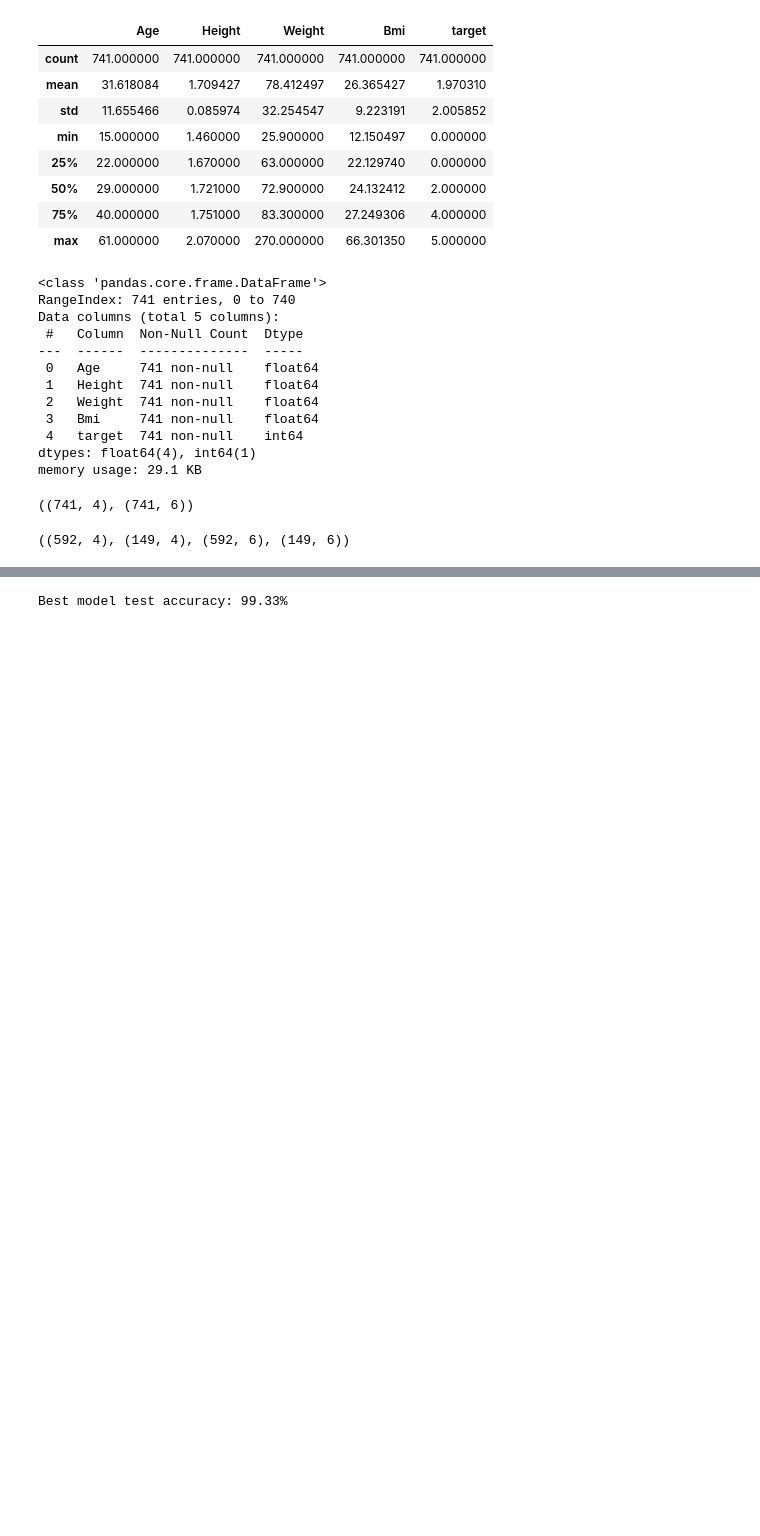
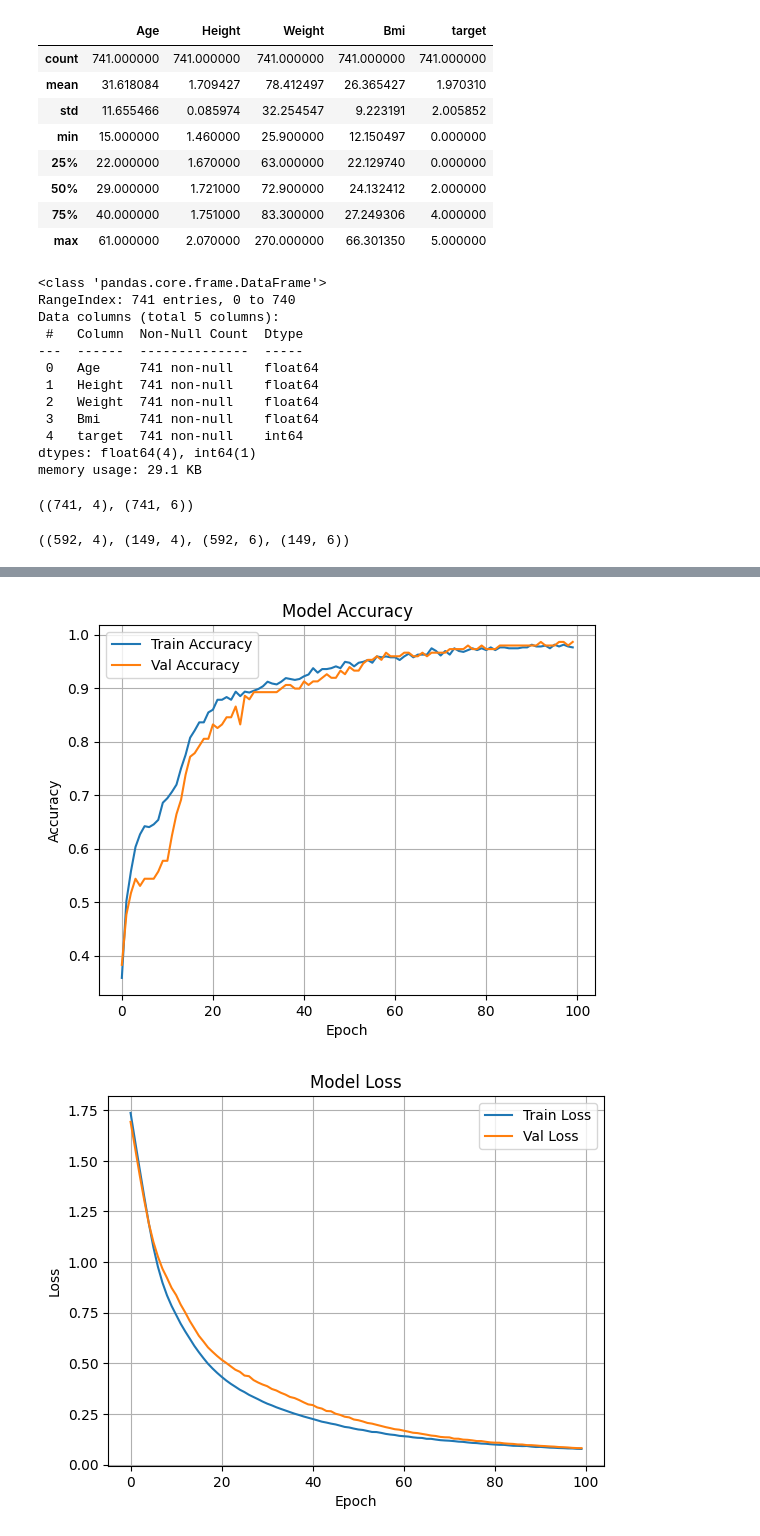
Before and after one commit to jenishit/NeuralNetwork, a Jupyter notebook: Multilayer_Perceptron_Iris_Dataset.ipynb, the cells around one changed output, grey strips where cells are left out. Drawn from its saved outputs; the diff is of its cells as text; code cells hidden in the pictures; blank space fills up the shorter version.

Commit message:
Completed the implementation of Regression Model

```diff
--- a/Multilayer_Perceptron_Iris_Dataset.ipynb
+++ b/Multilayer_Perceptron_Iris_Dataset.ipynb
@@ -120,17 +120,9 @@ model = Sequential([Input(shape=(4,)), Dense(32, activation='relu'), Dense(16, a
 #Compilation of the model
 model.compile(optimizer='adam', loss='categorical_crossentropy', metrics=['accuracy'])
 
-chkpt = ModelCheckpoint(
-    "best_model.h5",
-    monitor="val_accuracy",
-    save_best_only=True,
-    mode="max",
-    verbose=0
-)
-
 es = EarlyStopping(monitor='val_loss', patience=10, restore_best_weights=True)
 #Training of the Model
-history = model.fit(X_train, y_train, epochs=200, validation_data=(X_test, y_test), callbacks=[chkpt, es], verbose=0)
+history = model.fit(X_train, y_train, epochs=100, validation_data=(X_test, y_test), callbacks=[es], verbose=0)
 
 #Evaluation of the model's accuracy
 loss, accuracy = model.evaluate(X_test, y_test, verbose=0)
@@ -169,5 +132,20 @@ WARNING:absl:You are saving your model as an HDF5 file via `model.save()` or `ke
 # %%
-best = load_model("best_model.h5")
-loss, acc = best.evaluate(X_test, y_test, verbose=0)
-print(f"Best model test accuracy: {acc*100:.2f}%")
+#Plotting training history
+plt.plot(history.history['accuracy'], label='Train Accuracy')
+plt.plot(history.history['val_accuracy'], label='Val Accuracy')
+plt.title('Model Accuracy')
+plt.xlabel('Epoch')
+plt.ylabel('Accuracy')
+plt.legend()
+plt.grid(True)
+plt.show()
+
+plt.plot(history.history['loss'], label='Train Loss')
+plt.plot(history.history['val_loss'], label='Val Loss')
+plt.title('Model Loss')
+plt.xlabel('Epoch')
+plt.ylabel('Loss')
+plt.legend()
+plt.grid(True)
+plt.show()
 # %% [output]
@@ -175 +152,2 @@ WARNING:absl:Compiled the loaded model, but the compiled metrics have yet to be
-Best model test accuracy: 99.33%
+[figure, added]
+[figure, added]
```
Also changed, not shown: parts of 24 cells of this notebook, 2 other files.
